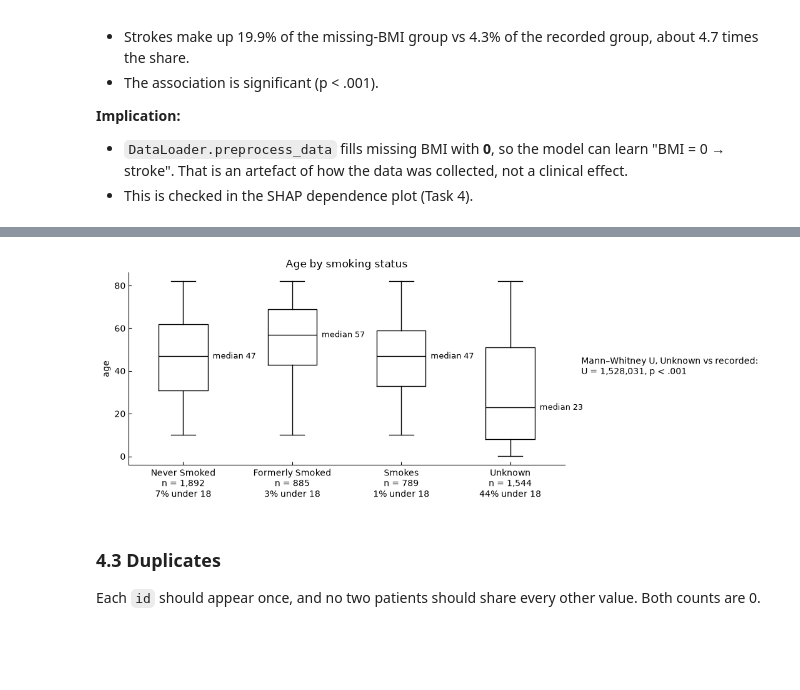
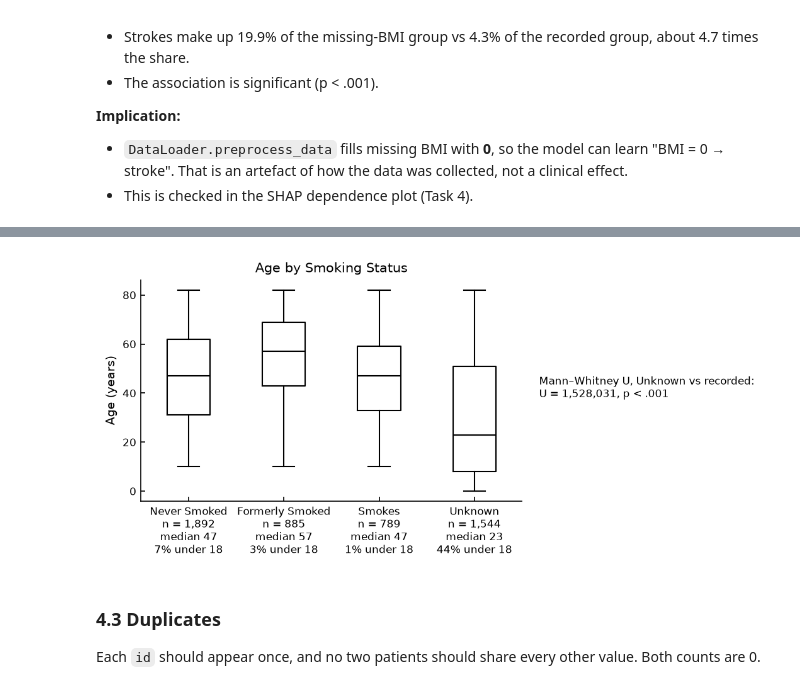
Before and after one commit to YeapJieShen/WQF7009-Assignment1, a Jupyter notebook: notebooks/01_eda.ipynb, the cells around one changed output, grey strips where cells are left out. Saved outputs shown, nothing was run; the diff lists cells and outputs as text; code cells hidden in the pictures; blank space fills up the shorter version.

```diff
--- a/notebooks/01_eda.ipynb
+++ b/notebooks/01_eda.ipynb
@@ -274,23 +295,30 @@ From the value counts in [Section 2](#sec-summary), two categories need attentio
 **Implication:** `Unknown` is not missing independently of age. It partly marks being young, which a model may exploit.
 # %%
 order = ["Never Smoked", "Formerly Smoked", "Smokes", "Unknown"]
-groups = [data.age[data.smoking_status == s] for s in order]
+groups = [data.loc[data["smoking_status"] == status, "age"] for status in order]
 
-fig, ax = plt.subplots(figsize=(9, 4))
-ax.boxplot(groups, tick_labels=[f"{s}\nn = {len(g):,}\n{(g < 18).mean():.0%} under 18"
-                                for s, g in zip(order, groups)])
-for i, g in enumerate(groups, start=1):
-    ax.text(i + 0.27, g.median(), f"median {g.median():.0f}", va="center", fontsize=9)
-u, p = mannwhitneyu(groups[-1], data.age[data.smoking_status != "Unknown"])
+fig, ax = plt.subplots(figsize=(FIGURE_WIDTH, 3.2))
+ax.boxplot(
+    groups,
+    widths=0.45,
+    tick_labels=[
+        f"{s}\nn = {len(g):,}\nmedian {g.median():.0f}\n{(g < 18).mean():.0%} under 18"
+        for s, g in zip(order, groups, strict=True)
+    ],
+)
+u, p = mannwhitneyu(groups[-1], data.loc[data["smoking_status"] != "Unknown", "age"])
 p_text = "p < .001" if p < 0.001 else f"p = {p:.3f}"
-ax.legend(handles=[], title=f"Mann–Whitney U, Unknown vs recorded:\nU = {u:,.0f}, {p_text}",
-          loc="center left", bbox_to_anchor=(1.02, 0.5))
-ax.set_ylabel("age")
-ax.set_title("Age by smoking status")
-fig.savefig(FIG_DIR / "eda_smoking_unknown_age.png", bbox_inches="tight")
+ax.legend(
+    handles=[],
+    title=f"Mann–Whitney U, Unknown vs recorded:\nU = {u:,.0f}, {p_text}",
+    loc="center left",
+    bbox_to_anchor=(1.02, 0.5),
+)
+ax.set(ylabel="Age (years)", title="Age by Smoking Status")
+save_figure(fig, "eda_smoking_unknown_age")
 plt.show()
 # %% [output]
-[figure, old version]
+[figure, new version]
 # %% [markdown]
 <a id="sec-4-3"></a>
 
```
Also changed, not shown: parts of 19 cells of this notebook.
